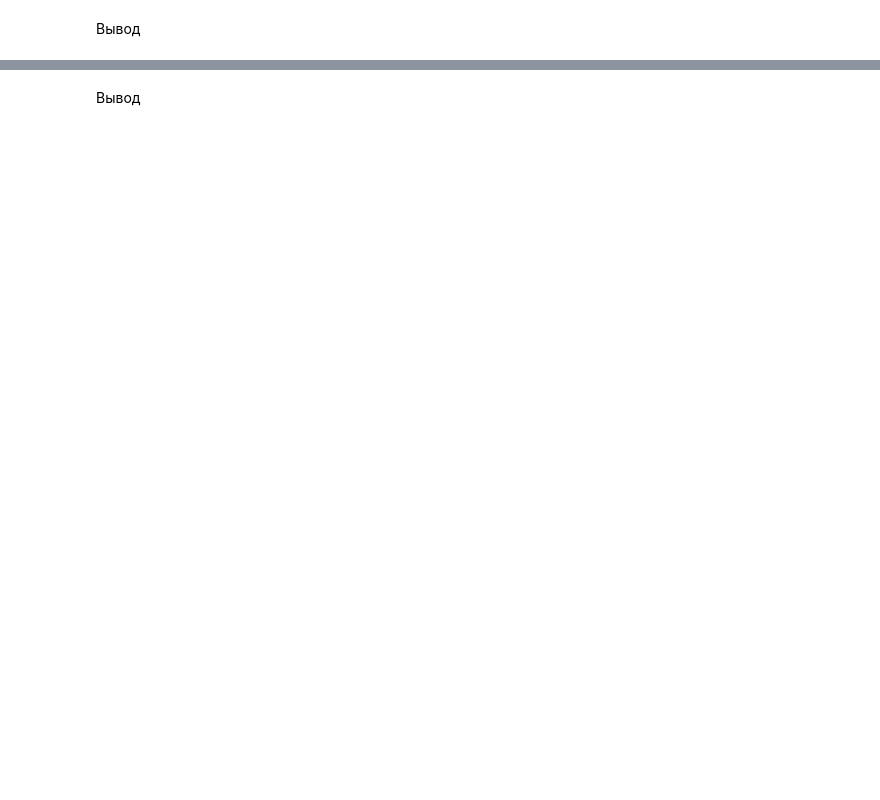
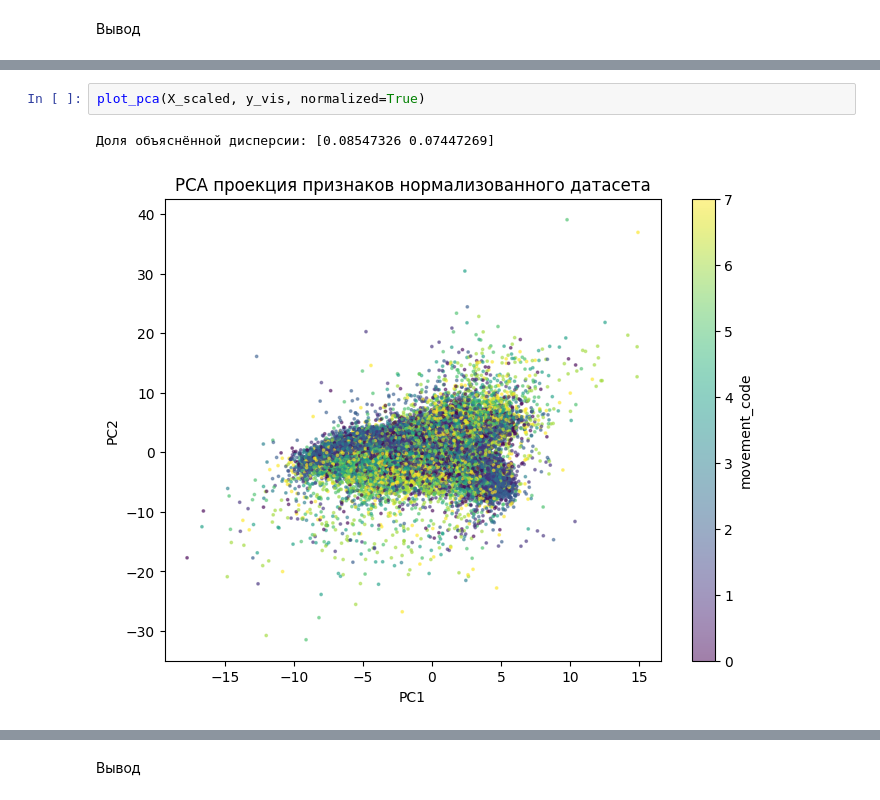
Before and after one commit to MaGmYmS/prequet_dataset_hand_washing_movemets, a Jupyter notebook: Classification_hand_washing_movements_step_2.ipynb, the cells around one changed output, grey strips where cells are left out. Cells and saved outputs as stored; diff of their text form; blank space fills up the shorter version.

```diff
--- a/Classification_hand_washing_movements_step_2.ipynb
+++ b/Classification_hand_washing_movements_step_2.ipynb
@@ -696,0 +1061,5 @@ plt.show()
+# %%
+plot_pca(X_scaled, y_vis, normalized=True)
+# %% [output]
+Доля объяснённой дисперсии: [0.08547326 0.07447269]
+[figure, added]
```
Also changed, not shown: parts of 45 cells of this notebook, 2 other files.
